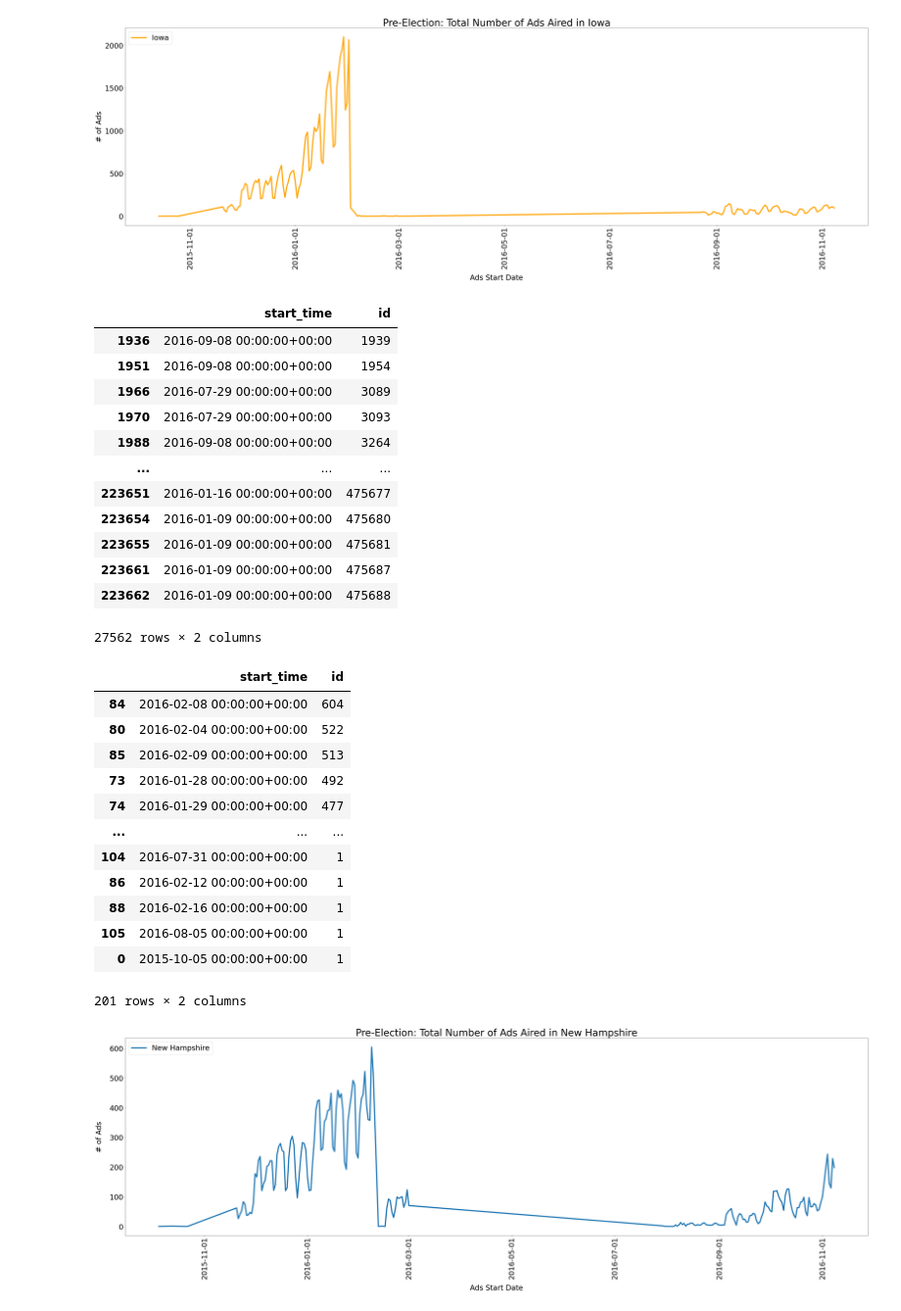
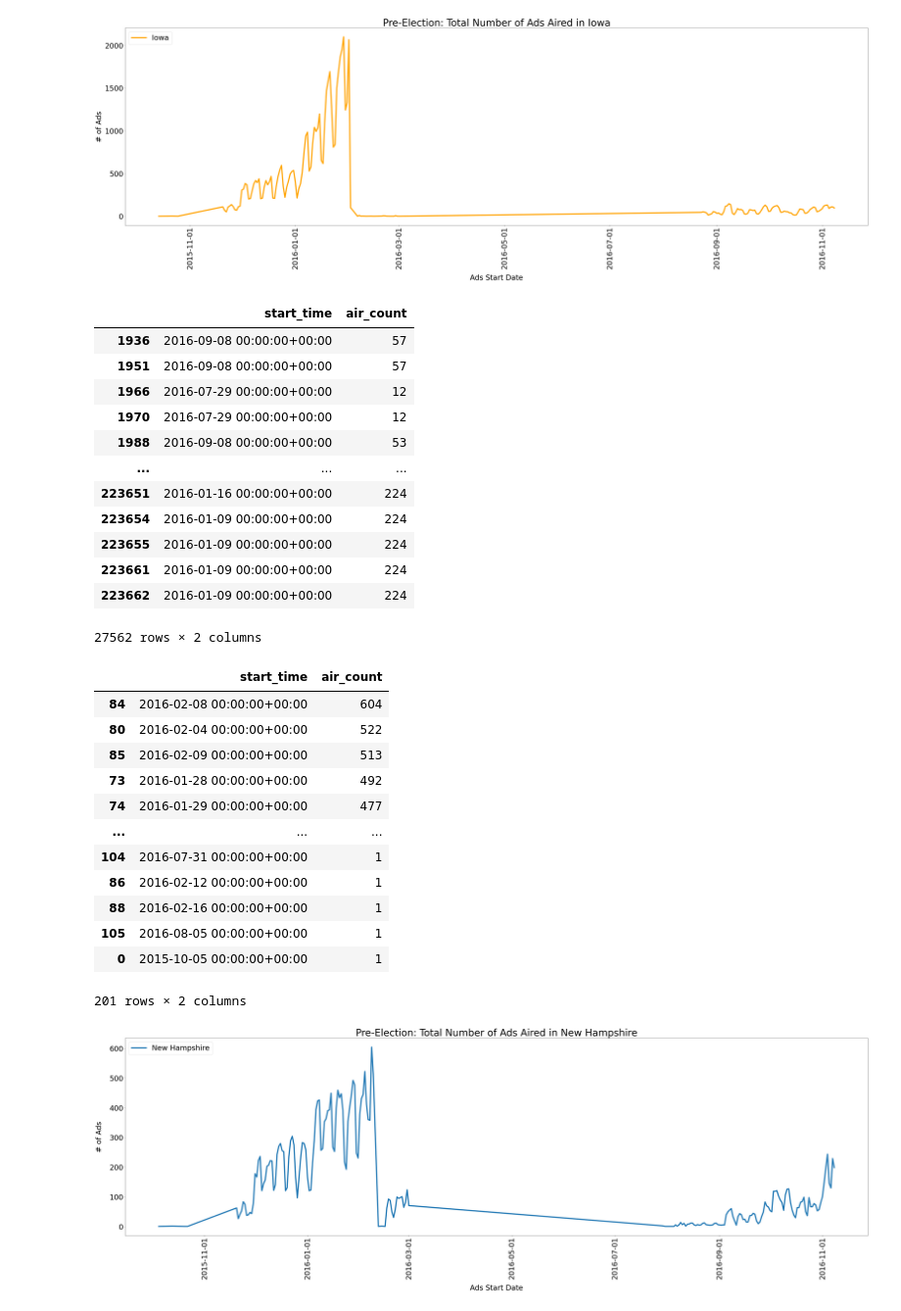
Before and after one commit to phoebeyueh/200_presidential_campaign_analysis, a Jupyter notebook: phoebe_datavis.ipynb, the cells around one changed output. Shown at 98% size. Drawn from its saved outputs; the diff is of its cells as text; code cells hidden in the pictures.

```diff
--- a/phoebe_datavis.ipynb
+++ b/phoebe_datavis.ipynb
@@ -160,29 +158,29 @@ plt.show()
 [figure]
 # %%
 #New Hampshire
-sample_nh=ads_df[ads_df['state']=='NH'][['start_time','id']]
+sample_nh=ads_df[ads_df['state']=='NH'][['start_time','air_count']]
 sample_nh['start_time']=sample_nh['start_time'].dt.normalize()
 sample_nh
 # %% [output]
-|  | start_time | id |
-| 1936 | 2016-09-08 00:00:00+00:00 | 1939 |
-| 1951 | 2016-09-08 00:00:00+00:00 | 1954 |
-| 1966 | 2016-07-29 00:00:00+00:00 | 3089 |
-| 1970 | 2016-07-29 00:00:00+00:00 | 3093 |
-| 1988 | 2016-09-08 00:00:00+00:00 | 3264 |
+|  | start_time | air_count |
+| 1936 | 2016-09-08 00:00:00+00:00 | 57 |
+| 1951 | 2016-09-08 00:00:00+00:00 | 57 |
+| 1966 | 2016-07-29 00:00:00+00:00 | 12 |
+| 1970 | 2016-07-29 00:00:00+00:00 | 12 |
+| 1988 | 2016-09-08 00:00:00+00:00 | 53 |
 | ... | ... | ... |
-| 223651 | 2016-01-16 00:00:00+00:00 | 475677 |
-| 223654 | 2016-01-09 00:00:00+00:00 | 475680 |
-| 223655 | 2016-01-09 00:00:00+00:00 | 475681 |
-| 223661 | 2016-01-09 00:00:00+00:00 | 475687 |
-| 223662 | 2016-01-09 00:00:00+00:00 | 475688 |
+| 223651 | 2016-01-16 00:00:00+00:00 | 224 |
+| 223654 | 2016-01-09 00:00:00+00:00 | 224 |
+| 223655 | 2016-01-09 00:00:00+00:00 | 224 |
+| 223661 | 2016-01-09 00:00:00+00:00 | 224 |
+| 223662 | 2016-01-09 00:00:00+00:00 | 224 |
 27562 rows × 2 columns
 # %%
 # get the ads frequency (number of times ads are aired on televisions) in New Hampshire
 line_nh = sample_nh.groupby('start_time').count().reset_index()
-line_nh.sort_values(by='id',ascending=False)
+line_nh.sort_values(by='air_count',ascending=False)
 # %% [output]
-|  | start_time | id |
+|  | start_time | air_count |
 | 84 | 2016-02-08 00:00:00+00:00 | 604 |
 | 80 | 2016-02-04 00:00:00+00:00 | 522 |
 | 85 | 2016-02-09 00:00:00+00:00 | 513 |
```
Also changed, not shown: parts of 14 cells of this notebook.
